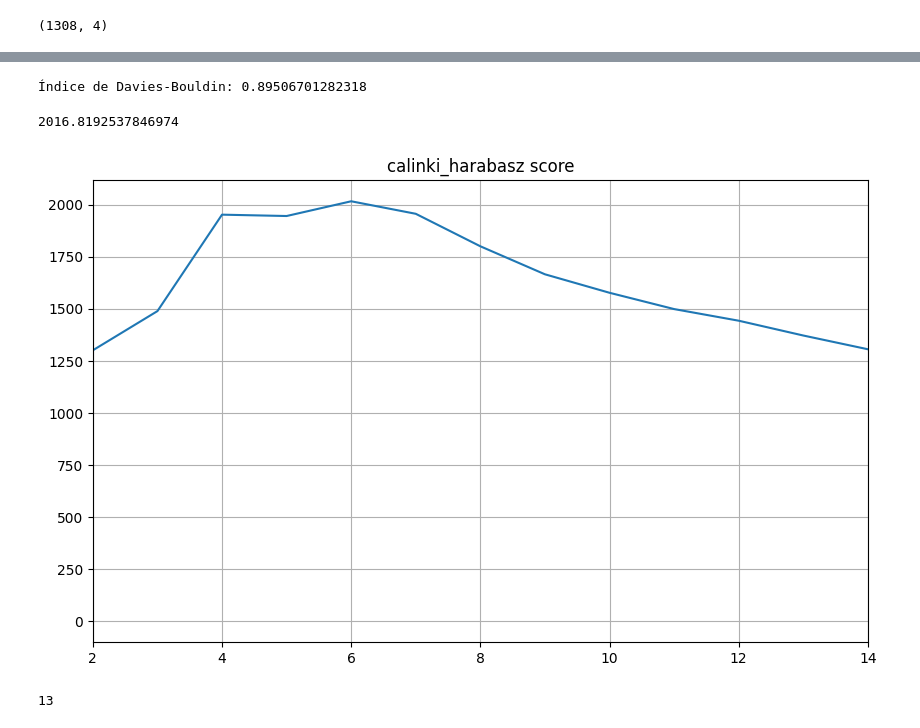
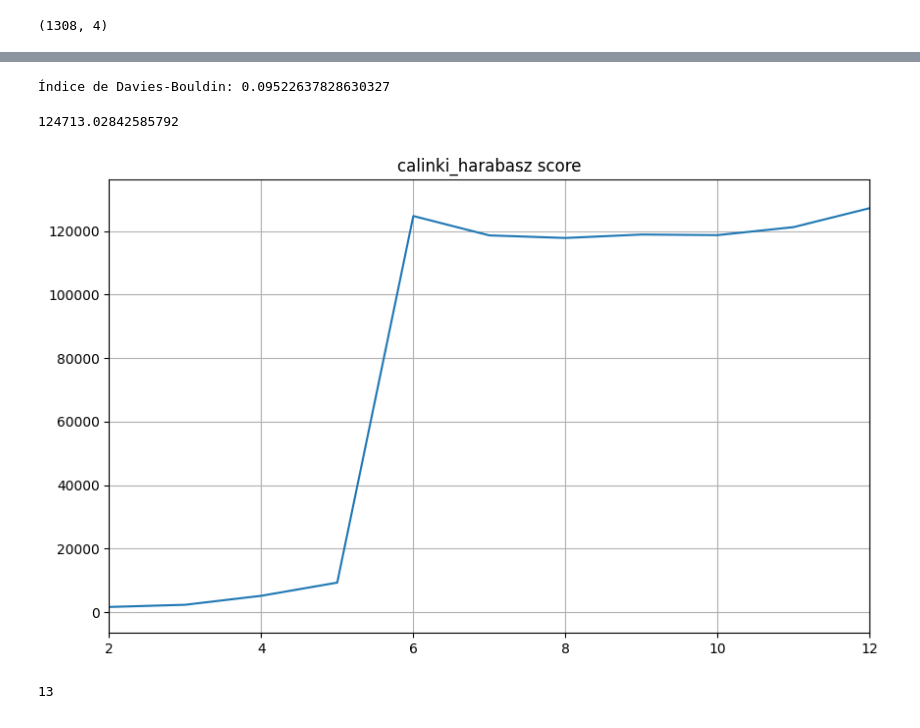
Before and after one commit to marcello10/Agrupamento_Hierarquico, a Jupyter notebook: hierachical_clustering.ipynb, the cells around one changed output, grey strips where cells are left out. Drawn from its saved outputs; the diff is of its cells as text; code cells hidden in the pictures.

```diff
--- a/hierachical_clustering.ipynb
+++ b/hierachical_clustering.ipynb
@@ -126,28 +133,28 @@ array([3, 2, 1, 4])
 # %%
-davies_bouldin = davies_bouldin_score(X, clusters)
+davies_bouldin = davies_bouldin_score(X_pca, clusters)
 print("Índice de Davies-Bouldin:", davies_bouldin)
 # %% [output]
-Índice de Davies-Bouldin: 0.89506701282318
+Índice de Davies-Bouldin: 0.09522637828630327
 # %%
-calinski_harabasz_score(X, clusters)
+calinski_harabasz_score(X_pca, clusters)
 # %% [output]
-2016.8192537846974
+124713.02842585792
 # %%
 max_cluster = 15
 cluster_calinski_series = [0 for i in range(max_cluster)]
 for i in range(2,max_cluster):
     # Suponha que você queira formar 4 clusters
     clusters = fcluster(Z, i, criterion='maxclust')
-    CH_index = calinski_harabasz_score(X, clusters)
+    CH_index = calinski_harabasz_score(X_pca, clusters)
     cluster_calinski_series[i]=(CH_index)
 fig,ax = plt.subplots(figsize=(10,6))
 plt.plot(cluster_calinski_series)
-plt.xlim(2,14)
+plt.xlim(2,12)
 ax.grid()
 plt.title("calinki_harabasz score")
 plt.show()
 # %% [output]
-[figure, old version]
+[figure, new version]
 # %%
 len(cluster_calinski_series)
 # %% [output]
```
Also changed, not shown: parts of 10 cells of this notebook.
